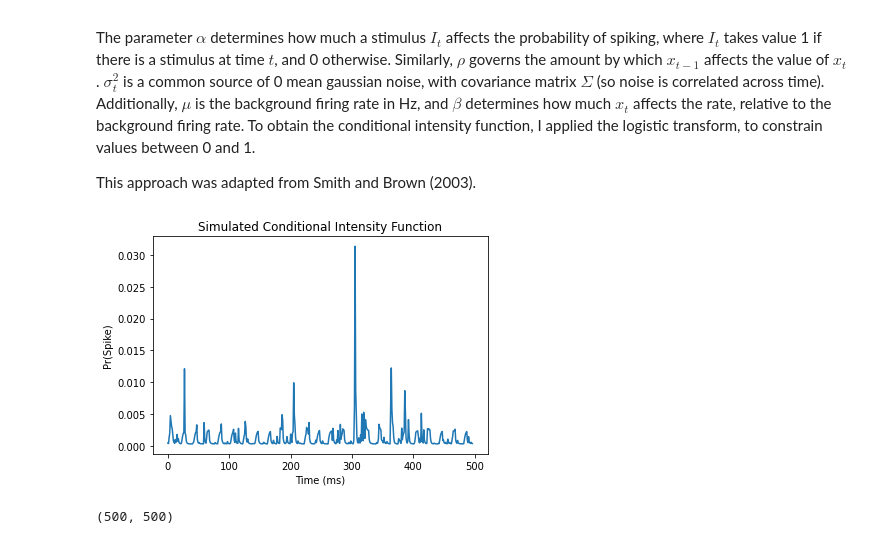
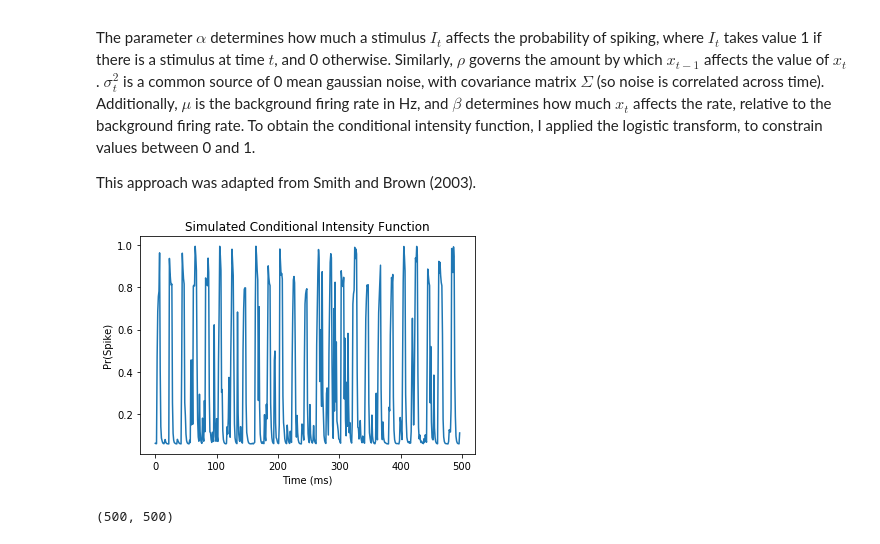
Before and after one commit to cass1331/project-9.50, a Jupyter notebook: SimSpikes.ipynb, the cells around one changed output. Drawn from its saved outputs; the diff is of its cells as text; code cells hidden in the pictures.

```diff
--- a/SimSpikes.ipynb
+++ b/SimSpikes.ipynb
@@ -34,38 +34,38 @@ The parameter $\alpha$ determines how much a stimulus $I_t$ affects the probabil
 This approach was adapted from Smith and Brown (2003).
 # %%
 mu = -5.9 #background firing rate
-rho= 0.5
-a  = 2
+rho= 0.4
+a  = 5
 T  = 0.5 #length of timeseries in seconds
 FS = 1/1000 # sampling rate (Hz)
 NT = int(T/FS) #number of samples
 beta = 0.5
 # stimulus component
 I = np.zeros((20,))
 I[5:10] = 1
 I = np.tile(I,int(NT/10))
 A = np.random.beta(0.1,1,NT)
 A = np.reshape(A,(-1,1))
 A = (A + A.T)/2
 A = np.matmul(A, A.T)
 MU= np.zeros((NT,))
 SE= np.random.multivariate_normal(MU, A, size=None, check_valid='warn', tol=1e-8)# latent model definition
 
 x = np.zeros((NT,))
 lam=np.zeros((NT,))
 x[0] = rho + a * I[1] + SE[0]
 lam[0] = np.exp(mu + beta * x[0])
 for k in range(1,NT-1):
     x[k] = (rho * x[k-1]) + (a * I[k]) + SE[k]
     lam[k]=np.exp(mu + beta * x[k])/(1+np.exp(mu + beta * x[k]))
 
 plt.plot(lam[2:NT-1])
 plt.ylabel('Pr(Spike)')
 plt.xlabel('Time (ms)')
 plt.title('Simulated Conditional Intensity Function')
 plt.show()
 # %% [output]
-[figure, old version]
+[figure, new version]
 # %%
 np.shape(A)
 # %% [output]
```
Also changed, not shown: parts of 16 cells of this notebook, 1 other file.
